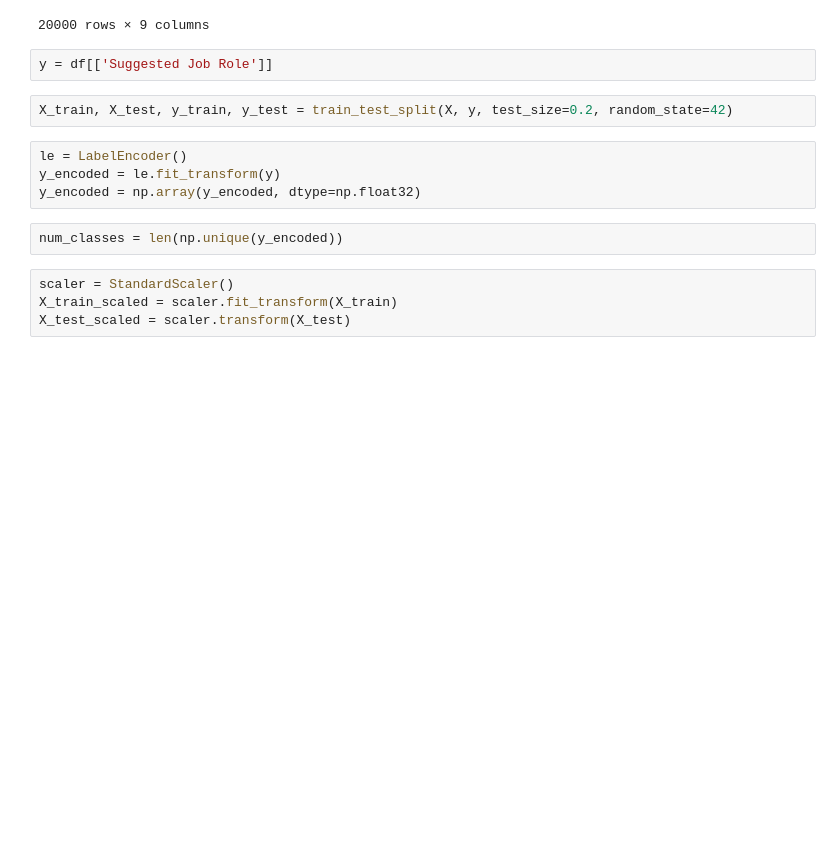
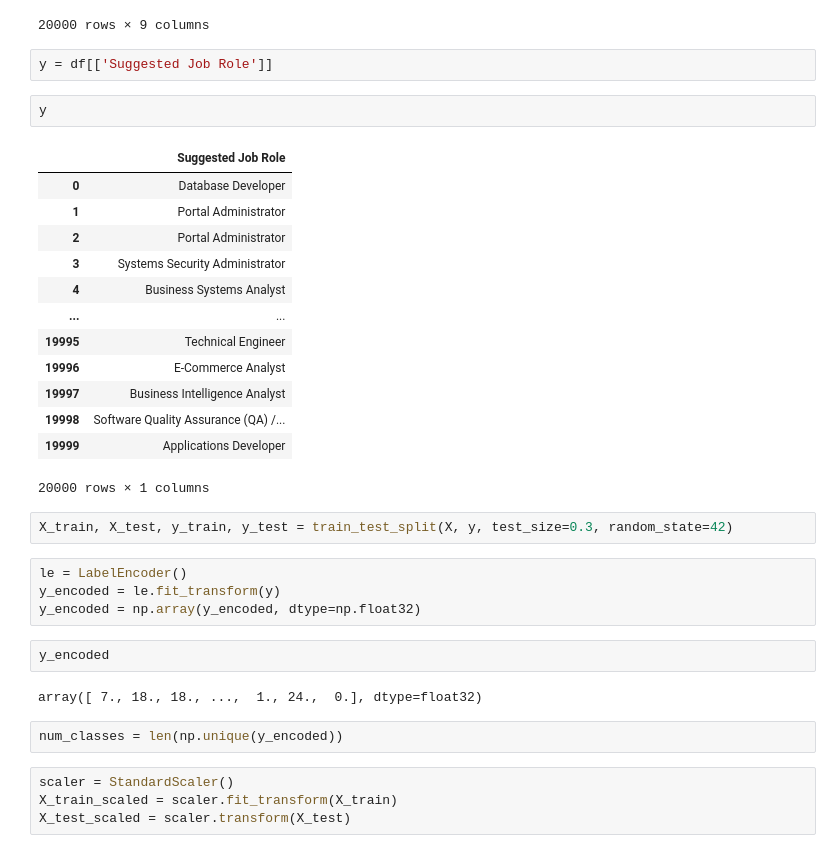
Before and after one commit to AyushVaZe67/Deep-Learning, a Jupyter notebook: Projects/CareerMitra/CareerMitra-Model/CareerMitra.ipynb, the cells around one changed output. Drawn from its saved outputs; the diff is of its cells as text; blank space fills up the shorter version.

```diff
--- a/Projects/CareerMitra/CareerMitra-Model/CareerMitra.ipynb
+++ b/Projects/CareerMitra/CareerMitra-Model/CareerMitra.ipynb
@@ -48,12 +50,32 @@ X
 20000 rows × 9 columns
 # %%
 y = df[['Suggested Job Role']]
+# %%
+y
+# %% [output]
+|  | Suggested Job Role |
+| 0 | Database Developer |
+| 1 | Portal Administrator |
+| 2 | Portal Administrator |
+| 3 | Systems Security Administrator |
+| 4 | Business Systems Analyst |
+| ... | ... |
+| 19995 | Technical Engineer |
+| 19996 | E-Commerce Analyst |
+| 19997 | Business Intelligence Analyst |
+| 19998 | Software Quality Assurance (QA) /... |
+| 19999 | Applications Developer |
+20000 rows × 1 columns
 # %%
-X_train, X_test, y_train, y_test = train_test_split(X, y, test_size=0.2, random_state=42)
+X_train, X_test, y_train, y_test = train_test_split(X, y, test_size=0.3, random_state=42)
 # %%
 le = LabelEncoder()
 y_encoded = le.fit_transform(y)
 y_encoded = np.array(y_encoded, dtype=np.float32)
+# %%
+y_encoded
+# %% [output]
+array([ 7., 18., 18., ...,  1., 24.,  0.], dtype=float32)
 # %%
 num_classes = len(np.unique(y_encoded))
 # %%
```
Also changed, not shown: parts of 10 cells of this notebook, 1 other file.
